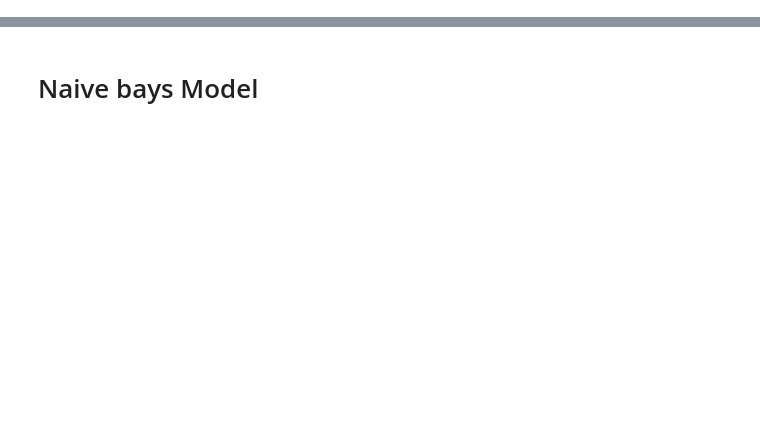
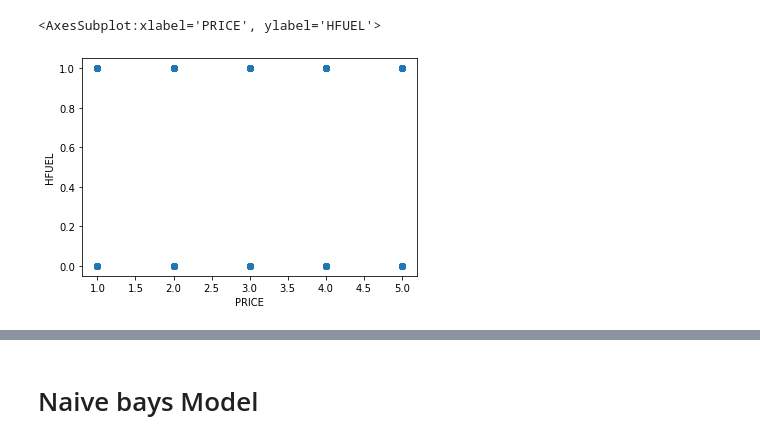
Before and after one commit to Chomchanok/Term_Project, a Jupyter notebook: model.ipynb, the cells around one changed output, grey strips where cells are left out. Drawn from its saved outputs; the diff is of its cells as text; code cells hidden in the pictures; blank space fills up the shorter version.

```diff
--- a/model.ipynb
+++ b/model.ipynb
@@ -21,3 +21,9 @@ dataX = df.drop(columns=['HFUEL'])
 dataY = df[['HFUEL']]
 # %%
 X_train, X_test, y_train, y_test = train_test_split(dataX, dataY, test_size=0.2)
+# %%
+import seaborn as sns
+sns.regplot(x=dataX['PRICE'], y=dataY, fit_reg=False)
+# %% [output]
+<AxesSubplot:xlabel='PRICE', ylabel='HFUEL'>
+[figure, added]
```
Also changed, not shown: parts of 20 cells of this notebook, 7 other files.
